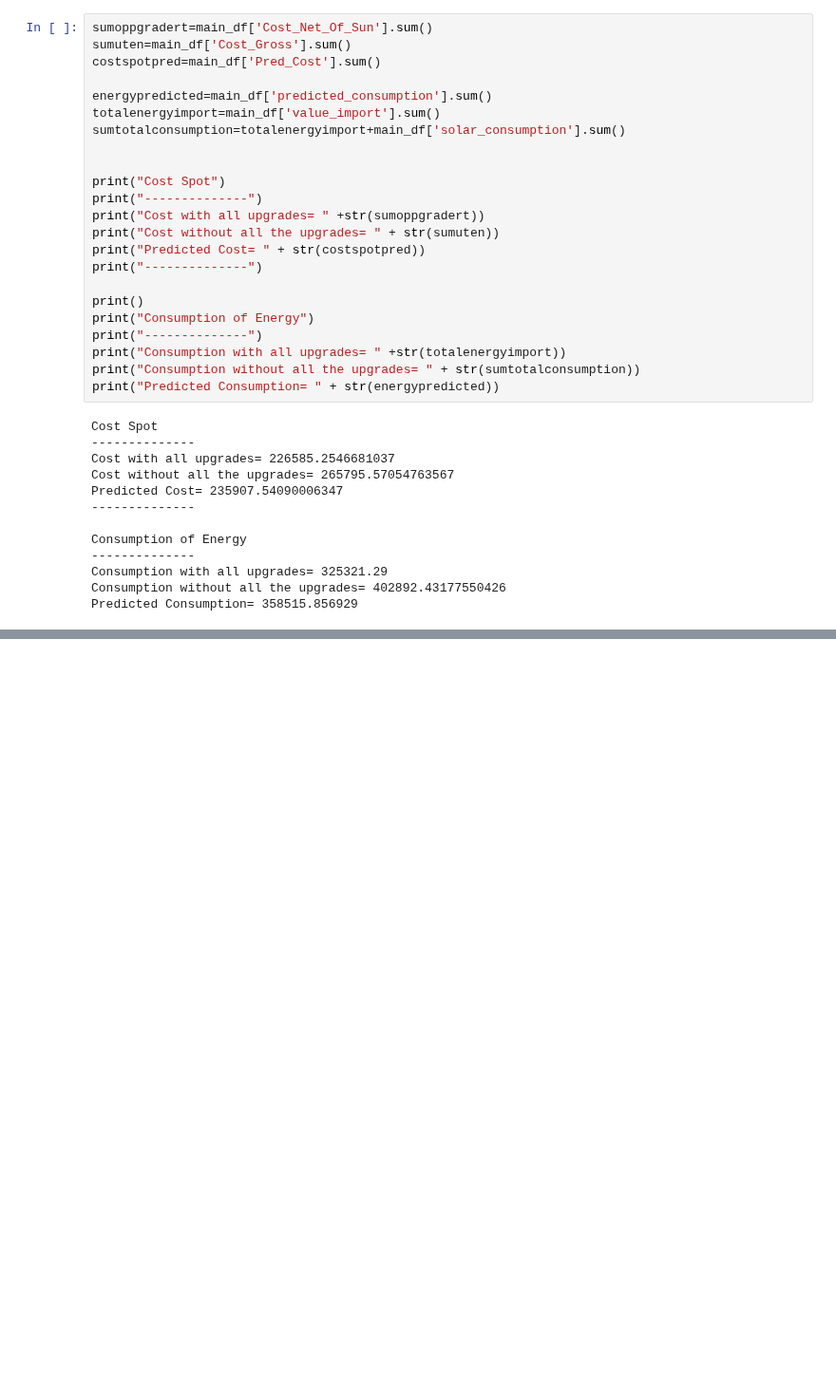
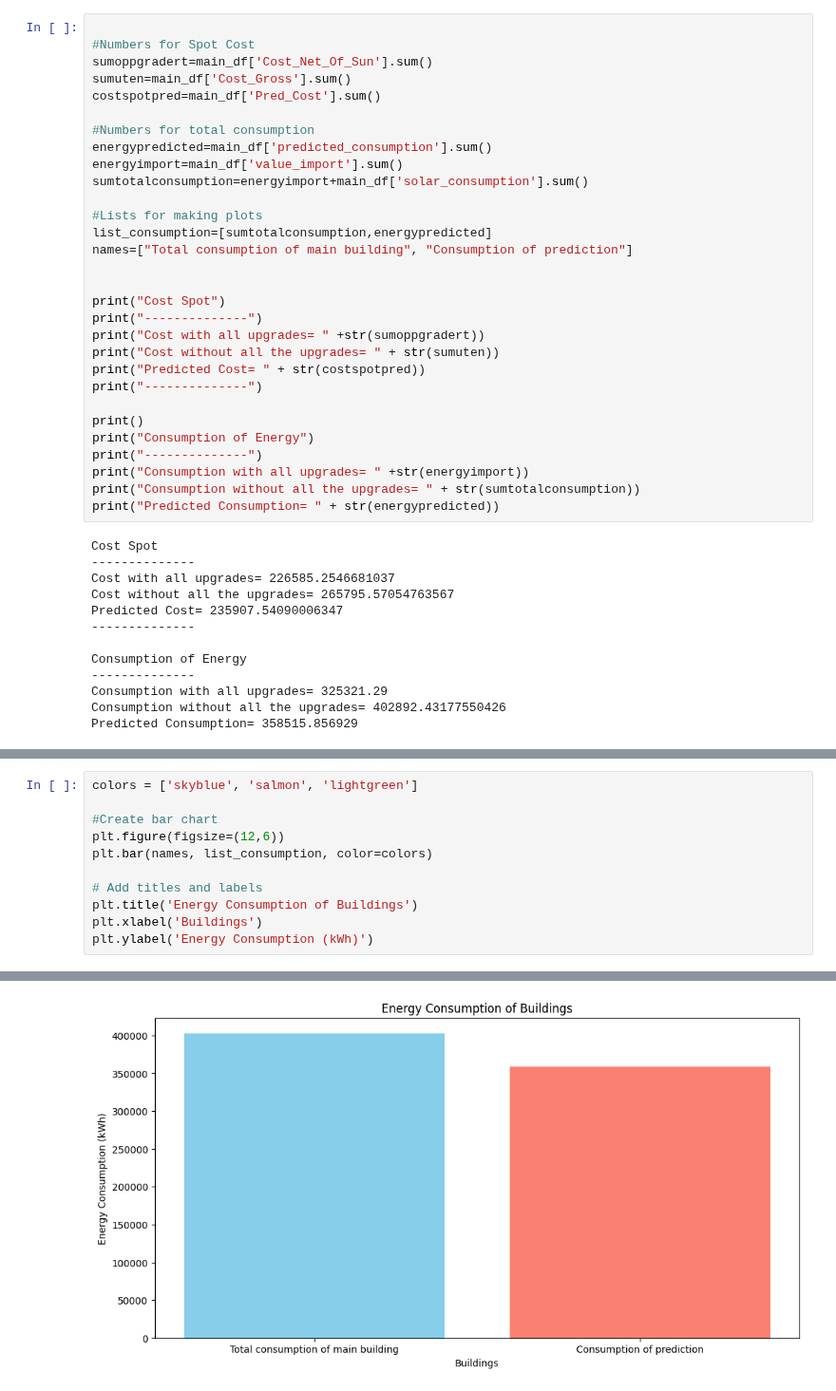
Before and after one commit to MatsNissen-Lie/SolarEnergyImpact, a Jupyter notebook: src/analysis_magnus.ipynb, the cells around one changed output, grey strips where cells are left out. Shown at 95% size. Drawn from its saved outputs; the diff is of its cells as text; blank space fills up the shorter version.

Commit message:
Laget bar charts

```diff
--- a/src/analysis_magnus.ipynb
+++ b/src/analysis_magnus.ipynb
@@ -326,13 +324,20 @@ plot_energy_usage(monthly_grouped, plot_cols_spot,
                     dark_mode=True,
                     )
 # %%
+
+#Numbers for Spot Cost
 sumoppgradert=main_df['Cost_Net_Of_Sun'].sum()
 sumuten=main_df['Cost_Gross'].sum()
 costspotpred=main_df['Pred_Cost'].sum()
 
+#Numbers for total consumption
 energypredicted=main_df['predicted_consumption'].sum()
-totalenergyimport=main_df['value_import'].sum()
-sumtotalconsumption=totalenergyimport+main_df['solar_consumption'].sum()
+energyimport=main_df['value_import'].sum()
+sumtotalconsumption=energyimport+main_df['solar_consumption'].sum()
+
+#Lists for making plots
+list_consumption=[sumtotalconsumption,energypredicted]
+names=["Total consumption of main building", "Consumption of prediction"]
 
 
 print("Cost Spot")
@@ -345,7 +350,7 @@ print("--------------")
 print()
 print("Consumption of Energy")
 print("--------------")
-print("Consumption with all upgrades= " +str(totalenergyimport))
+print("Consumption with all upgrades= " +str(energyimport))
 print("Consumption without all the upgrades= " + str(sumtotalconsumption))
 print("Predicted Consumption= " + str(energypredicted))
 # %% [output]
@@ -363,0 +371,12 @@ Predicted Consumption= 358515.856929
+# %%
+colors = ['skyblue', 'salmon', 'lightgreen']
+
+#Create bar chart
+plt.figure(figsize=(12,6))
+plt.bar(names, list_consumption, color=colors)
+
+# Add titles and labels
+plt.title('Energy Consumption of Buildings')
+plt.xlabel('Buildings')
+plt.ylabel('Energy Consumption (kWh)')
+# %% [output]
@@ -363,0 +384 @@ Predicted Consumption= 358515.856929
+[figure, added]
```
Also changed, not shown: parts of 5 cells of this notebook.
